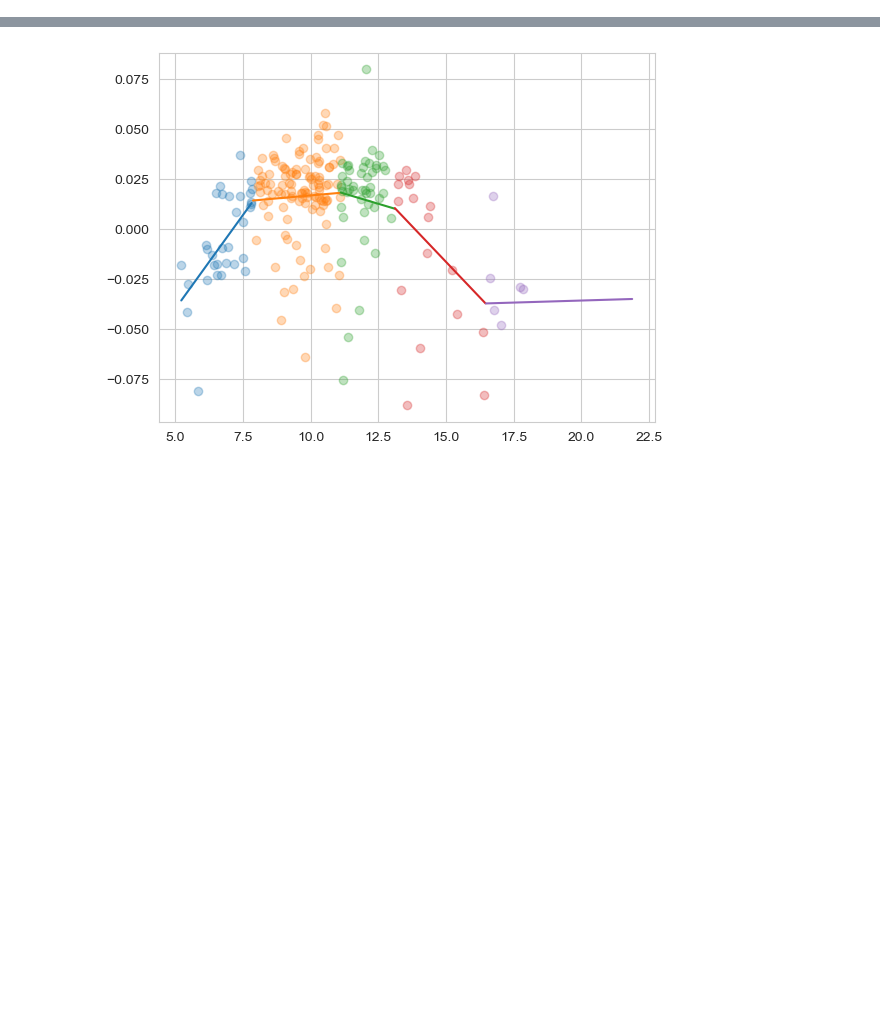
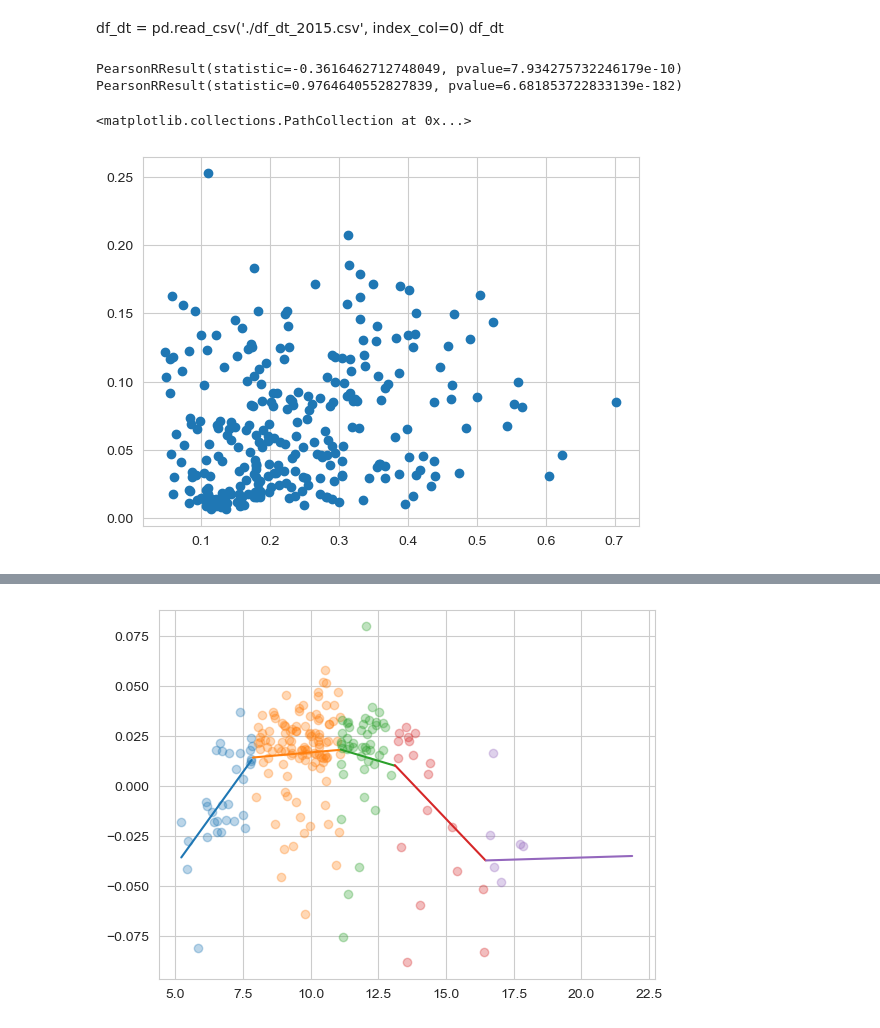
Before and after one commit to icarlous/Dual_Progress, a Jupyter notebook: demo.ipynb, the cells around one changed output, grey strips where cells are left out. Drawn from its saved outputs; the diff is of its cells as text; code cells hidden in the pictures; blank space fills up the shorter version.

```diff
--- a/demo.ipynb
+++ b/demo.ipynb
@@ -103,0 +118,14 @@ for k in np.linspace(2, 5, 20):
+# %% [markdown]
+df_dt = pd.read_csv('./df_dt_2015.csv', index_col=0)
+df_dt
+# %%
+print(pearsonr(df_dt.DinN - df_dt.DinO, df_dt.Nk_val))
+print(pearsonr(df_dt.DinN, df_dt.Dval))
+# %% [output]
+PearsonRResult(statistic=-0.3616462712748049, pvalue=7.934275732246179e-10)
+PearsonRResult(statistic=0.9764640552827839, pvalue=6.681853722833139e-182)
+# %%
+plt.scatter(Nk_val, D_val)
+# %% [output]
+<matplotlib.collections.PathCollection at 0x...>
+[figure, added]
```
Also changed, not shown: parts of 54 cells of this notebook.
